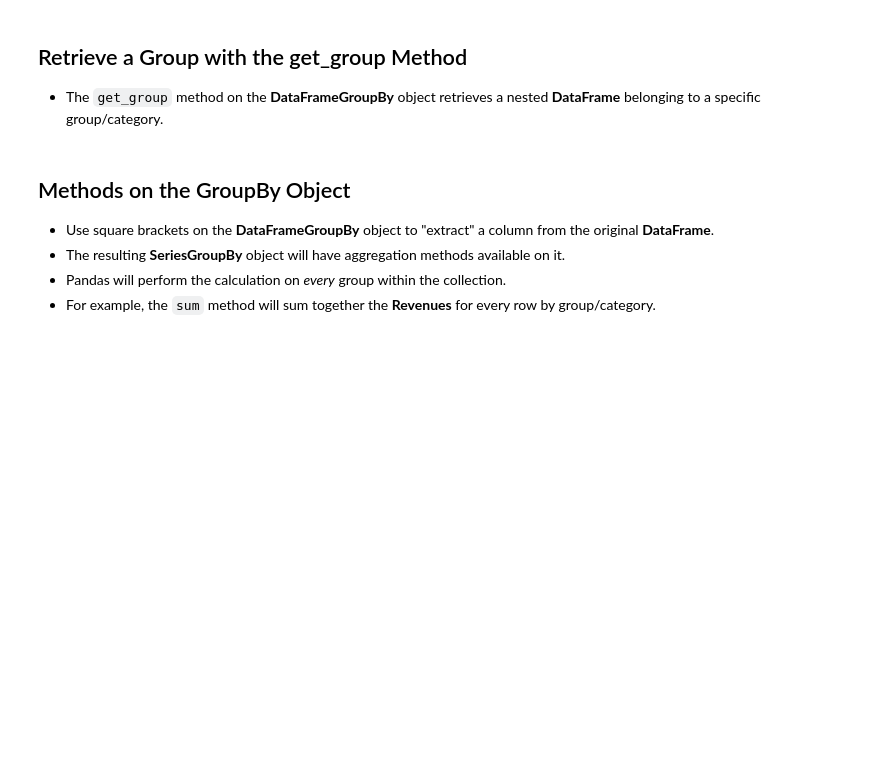
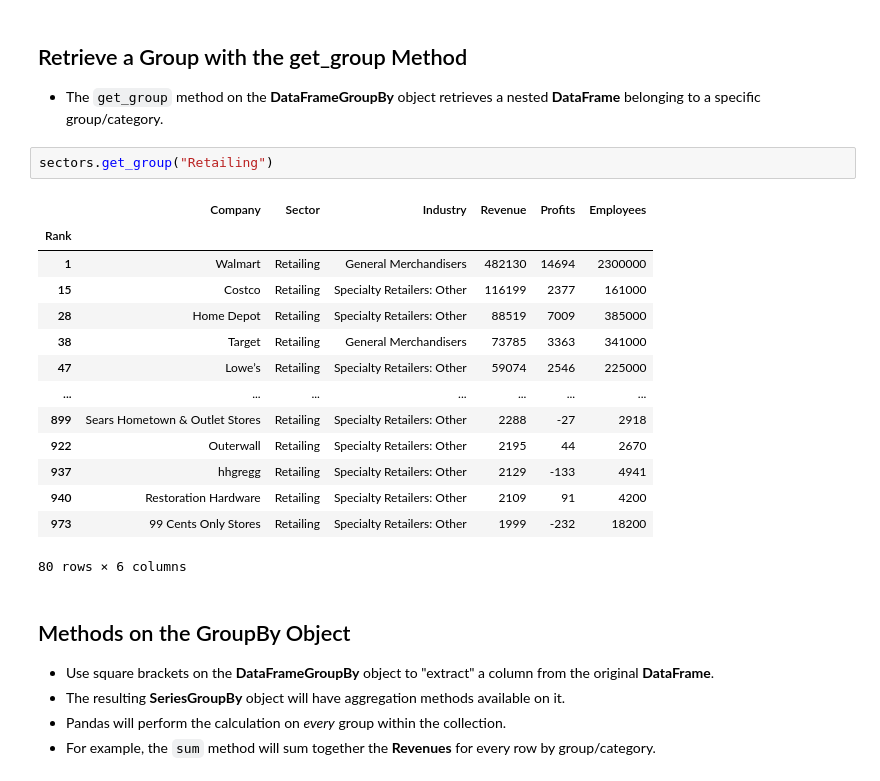
Before and after one commit to bocongamco/jupyter_learning, a Jupyter notebook: 09 - The GroupBy Object.ipynb, the cells around one changed output. Saved outputs shown, nothing was run; the diff lists cells and outputs as text; blank space fills up the shorter version.

```diff
--- a/09 - The GroupBy Object.ipynb
+++ b/09 - The GroupBy Object.ipynb
@@ -24,6 +83,23 @@ fortune.head()
 # %% [markdown]
 ## Retrieve a Group with the get_group Method
 - The `get_group` method on the **DataFrameGroupBy** object retrieves a nested **DataFrame** belonging to a specific group/category.
+# %%
+sectors.get_group("Retailing")
+# %% [output]
+|  | Company | Sector | Industry | Revenue | Profits | Employees |
+| Rank |  |  |  |  |  |  |
+| 1 | Walmart | Retailing | General Merchandisers | 482130 | 14694 | 2300000 |
+| 15 | Costco | Retailing | Specialty Retailers: Other | 116199 | 2377 | 161000 |
+| 28 | Home Depot | Retailing | Specialty Retailers: Other | 88519 | 7009 | 385000 |
+| 38 | Target | Retailing | General Merchandisers | 73785 | 3363 | 341000 |
+| 47 | Lowe’s | Retailing | Specialty Retailers: Other | 59074 | 2546 | 225000 |
+| ... | ... | ... | ... | ... | ... | ... |
+| 899 | Sears Hometown & Outlet Stores | Retailing | Specialty Retailers: Other | 2288 | -27 | 2918 |
+| 922 | Outerwall | Retailing | Specialty Retailers: Other | 2195 | 44 | 2670 |
+| 937 | hhgregg | Retailing | Specialty Retailers: Other | 2129 | -133 | 4941 |
+| 940 | Restoration Hardware | Retailing | Specialty Retailers: Other | 2109 | 91 | 4200 |
+| 973 | 99 Cents Only Stores | Retailing | Specialty Retailers: Other | 1999 | -232 | 18200 |
+80 rows × 6 columns
 # %% [markdown]
 ## Methods on the GroupBy Object
 - Use square brackets on the **DataFrameGroupBy** object to "extract" a column from the original **DataFrame**.
```
Also changed, not shown: parts of 14 cells of this notebook.
